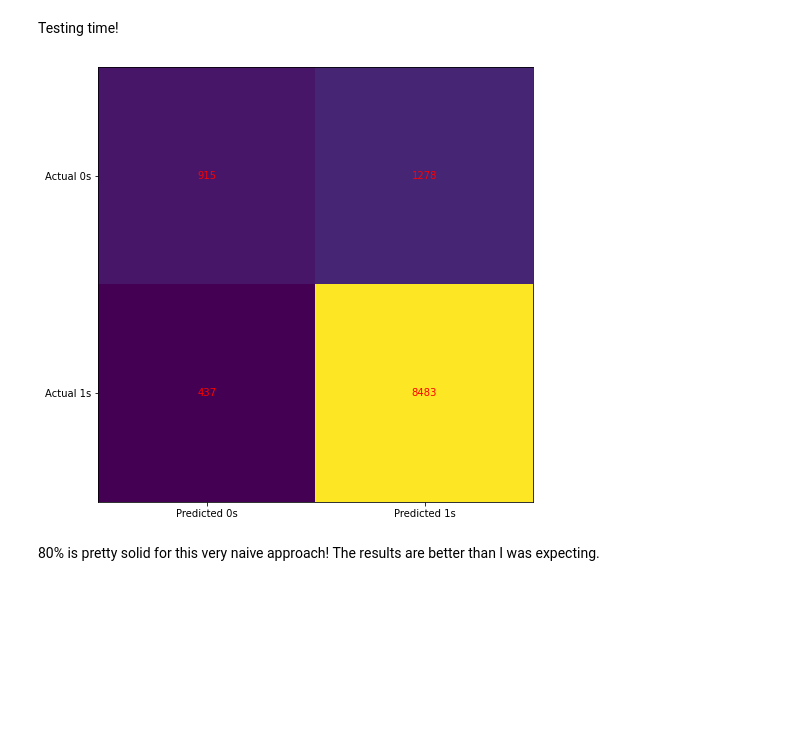
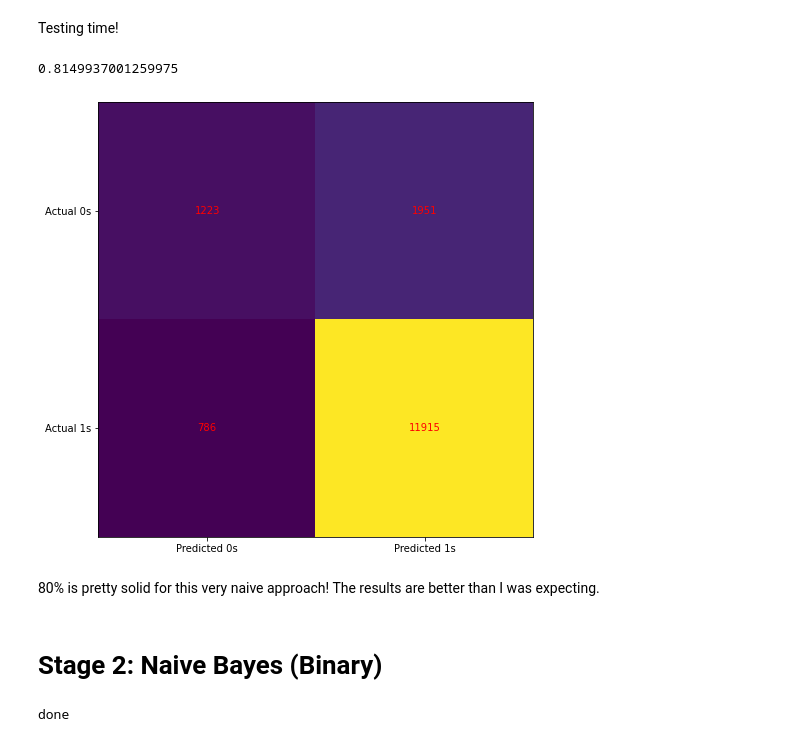
Before and after one commit to iyengarakshay00/COMP562, a Jupyter notebook: COMP 562 Project - Graphs.ipynb, the cells around one changed output. Saved outputs shown, nothing was run; the diff lists cells and outputs as text; code cells hidden in the pictures; blank space fills up the shorter version.

Commit message:
added more models

```diff
--- a/COMP 562 Project - Graphs.ipynb
+++ b/COMP 562 Project - Graphs.ipynb
@@ -145,7 +147,7 @@ Time to create the model and train it.
 Warning: It may take a hot second.
 # %%
 first_model = LogisticRegression()
-first_model.fit(grey_scale[-500:], grey_scale_labels[-500:])
+first_model.fit(grey_scale[-1000:], grey_scale_labels[-1000:])
 print("done!")
 # %% [output]
 done!
@@ -173,22 +175,33 @@ done
 # %% [markdown]
 Testing time!
 # %%
-first_model.score(grey_scale_testing, grey_scale_labels_testing)
+print(first_model.score(grey_scale_testing, grey_scale_labels_testing))
 
-b = confusion_matrix(grey_scale_labels, first_model.predict(grey_scale))
+b = confusion_matrix(np.append(grey_scale_labels, grey_scale_labels_testing),
+                     first_model.predict(np.append(grey_scale, grey_scale_testing, axis=0)))
 
 fig, ax = plt.subplots(figsize=(8, 8))
 ax.imshow(b)
 ax.grid(False)
 ax.xaxis.set(ticks=(0, 1), ticklabels=('Predicted 0s', 'Predicted 1s'))
 ax.yaxis.set(ticks=(0, 1), ticklabels=('Actual 0s', 'Actual 1s'))
 ax.set_ylim(1.5, -0.5)
 for i in range(2):
     for j in range(2):
         ax.text(j, i, b[i, j], ha='center', va='center', color='red')
 plt.show()
 # %% [output]
+0.8149937001259975
-[figure, old version]
+[figure, new version]
 # %% [markdown]
 80% is pretty solid for this very naive approach!
 The results are better than I was expecting.
+# %% [markdown]
+# Stage 2: Naive Bayes (Binary)
+# %%
+nb = GaussianNB()
+nb.fit(grey_scale[-500:], grey_scale_labels[-500:])
+
+print("done")
+# %% [output]
+done
```
Also changed, not shown: parts of 17 cells of this notebook.
